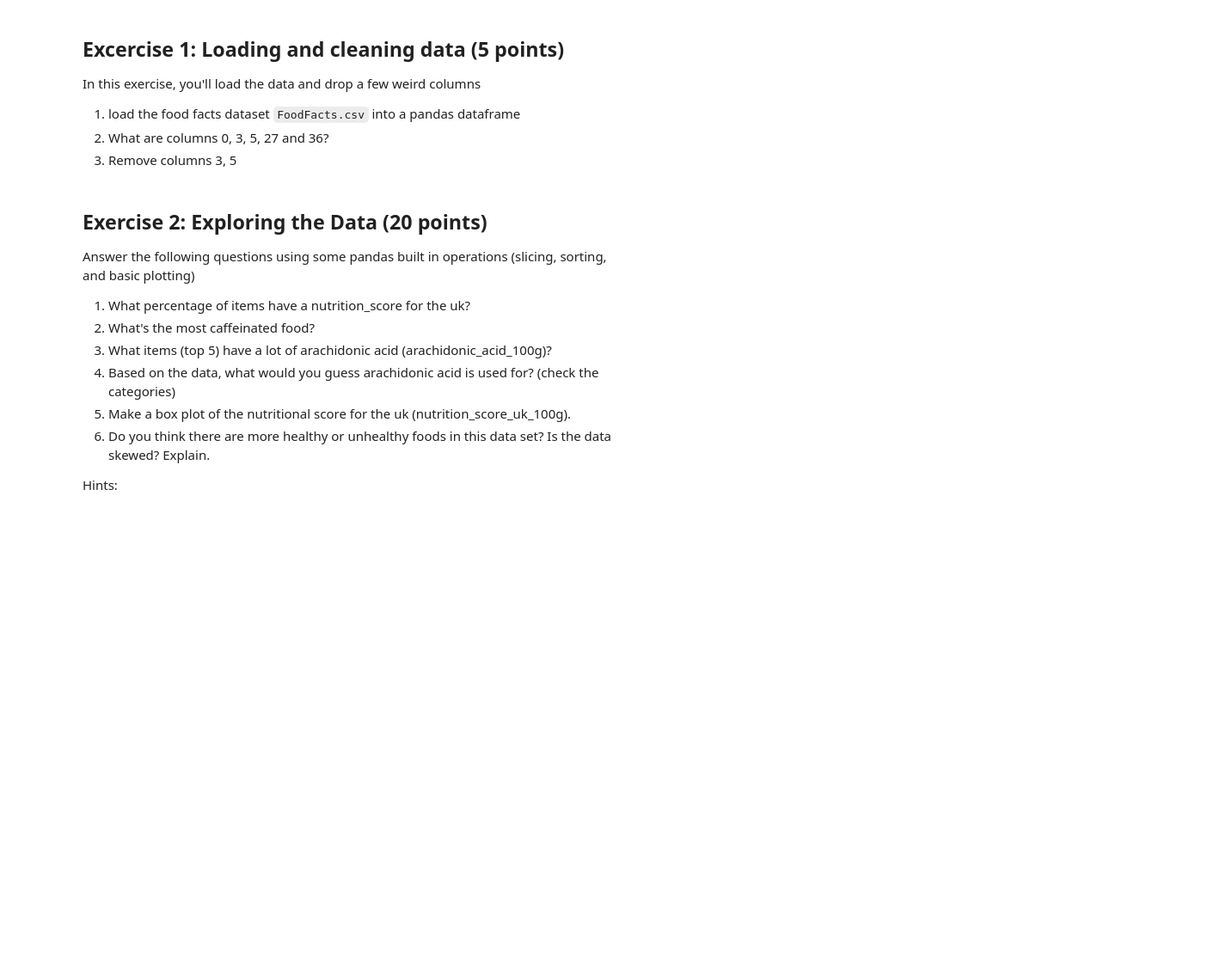
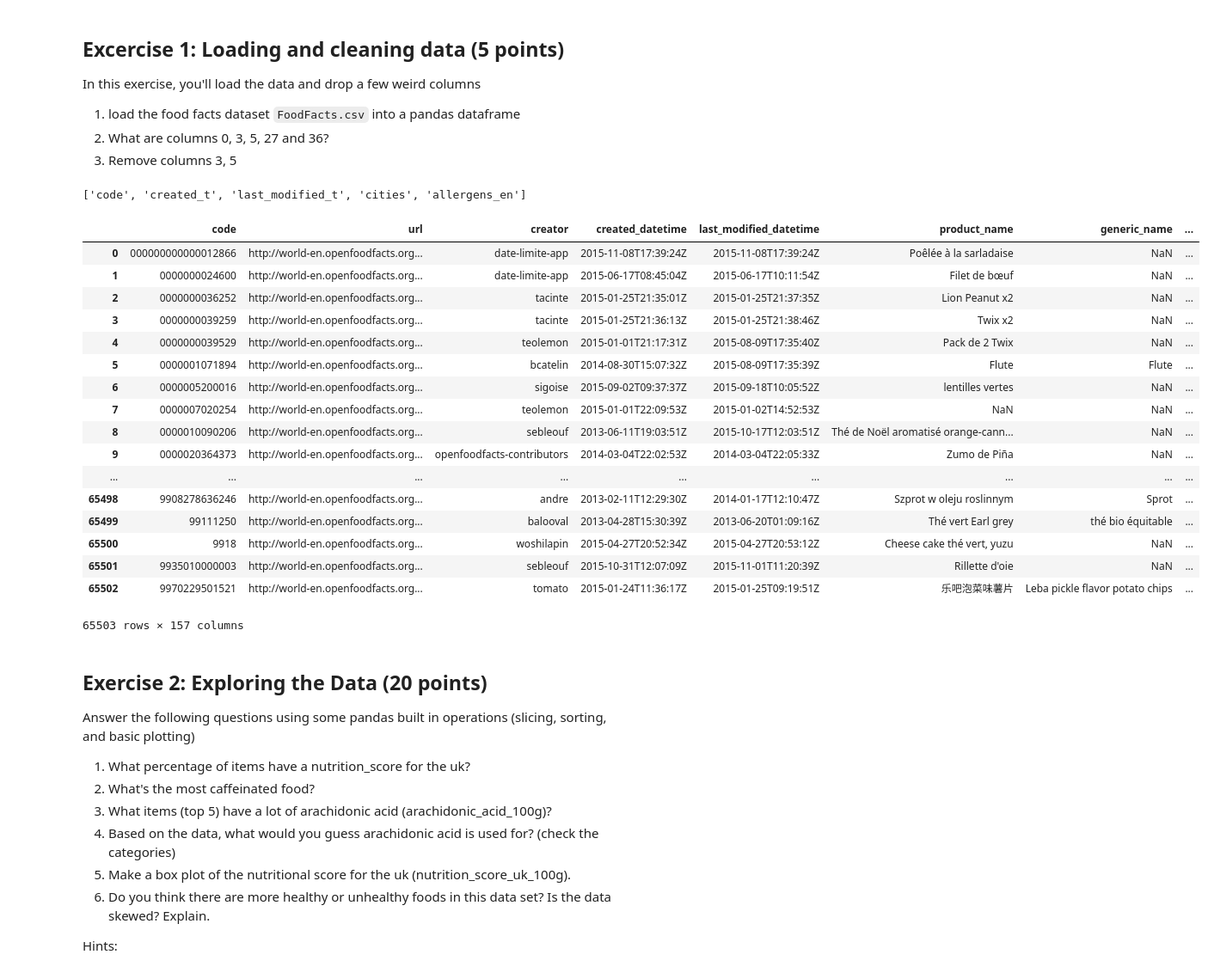
Before and after one commit to swstack/msse, a Jupyter notebook: SENG-5199-Big-Data/hw1/SENG 5199 - Data Analysis in Python Homework.ipynb, the cells around one changed output. Shown at 86% size. Cells and saved outputs as stored; diff of their text form; code cells hidden in the pictures; blank space fills up the shorter version.

```diff
--- a/SENG-5199-Big-Data/hw1/SENG 5199 - Data Analysis in Python Homework.ipynb
+++ b/SENG-5199-Big-Data/hw1/SENG 5199 - Data Analysis in Python Homework.ipynb
@@ -22,6 +21,33 @@ In this exercise, you'll load the data and drop a few weird columns
 1. load the food facts dataset `FoodFacts.csv` into a pandas dataframe
 2. What are columns 0, 3, 5, 27 and 36?
 3. Remove columns 3, 5
+# %%
+df = pd.read_csv("FoodFacts.csv")  # Part 1
+# %%
+[df.columns[i] for i in (0,3,5,27,36)]  # Part 2
+# %% [output]
+['code', 'created_t', 'last_modified_t', 'cities', 'allergens_en']
+# %%
+df.drop([df.columns[i] for i in (3,5)], axis=1)  # Part 3
+# %% [output]
+|  | code | url | creator | created_datetime | last_modified_datetime | product_name | generic_name | ... |
+| 0 | 000000000000012866 | http://world-en.openfoodfacts.org... | date-limite-app | 2015-11-08T17:39:24Z | 2015-11-08T17:39:24Z | Poêlée à la sarladaise | NaN | ... |
+| 1 | 0000000024600 | http://world-en.openfoodfacts.org... | date-limite-app | 2015-06-17T08:45:04Z | 2015-06-17T10:11:54Z | Filet de bœuf | NaN | ... |
+| 2 | 0000000036252 | http://world-en.openfoodfacts.org... | tacinte | 2015-01-25T21:35:01Z | 2015-01-25T21:37:35Z | Lion Peanut x2 | NaN | ... |
+| 3 | 0000000039259 | http://world-en.openfoodfacts.org... | tacinte | 2015-01-25T21:36:13Z | 2015-01-25T21:38:46Z | Twix x2 | NaN | ... |
+| 4 | 0000000039529 | http://world-en.openfoodfacts.org... | teolemon | 2015-01-01T21:17:31Z | 2015-08-09T17:35:40Z | Pack de 2 Twix | NaN | ... |
+| 5 | 0000001071894 | http://world-en.openfoodfacts.org... | bcatelin | 2014-08-30T15:07:32Z | 2015-08-09T17:35:39Z | Flute | Flute | ... |
+| 6 | 0000005200016 | http://world-en.openfoodfacts.org... | sigoise | 2015-09-02T09:37:37Z | 2015-09-18T10:05:52Z | lentilles vertes | NaN | ... |
+| 7 | 0000007020254 | http://world-en.openfoodfacts.org... | teolemon | 2015-01-01T22:09:53Z | 2015-01-02T14:52:53Z | NaN | NaN | ... |
+| 8 | 0000010090206 | http://world-en.openfoodfacts.org... | sebleouf | 2013-06-11T19:03:51Z | 2015-10-17T12:03:51Z | Thé de Noël aromatisé orange-cann... | NaN | ... |
+| 9 | 0000020364373 | http://world-en.openfoodfacts.org... | openfoodfacts-contributors | 2014-03-04T22:02:53Z | 2014-03-04T22:05:33Z | Zumo de Piña | NaN | ... |
+| ... | ... | ... | ... | ... | ... | ... | ... | ... |
+| 65498 | 9908278636246 | http://world-en.openfoodfacts.org... | andre | 2013-02-11T12:29:30Z | 2014-01-17T12:10:47Z | Szprot w oleju roslinnym | Sprot | ... |
+| 65499 | 99111250 | http://world-en.openfoodfacts.org... | balooval | 2013-04-28T15:30:39Z | 2013-06-20T01:09:16Z | Thé vert Earl grey | thé bio équitable | ... |
+| 65500 | 9918 | http://world-en.openfoodfacts.org... | woshilapin | 2015-04-27T20:52:34Z | 2015-04-27T20:53:12Z | Cheese cake thé vert, yuzu | NaN | ... |
+| 65501 | 9935010000003 | http://world-en.openfoodfacts.org... | sebleouf | 2015-10-31T12:07:09Z | 2015-11-01T11:20:39Z | Rillette d'oie | NaN | ... |
+| 65502 | 9970229501521 | http://world-en.openfoodfacts.org... | tomato | 2015-01-24T11:36:17Z | 2015-01-25T09:19:51Z | 乐吧泡菜味薯片 | Leba pickle flavor potato chips | ... |
+65503 rows × 157 columns
 # %% [markdown]
 Exercise 2: Exploring the Data (20 points)
 ------------------------------
```
Also changed, not shown: parts of 1 cell of this notebook.
